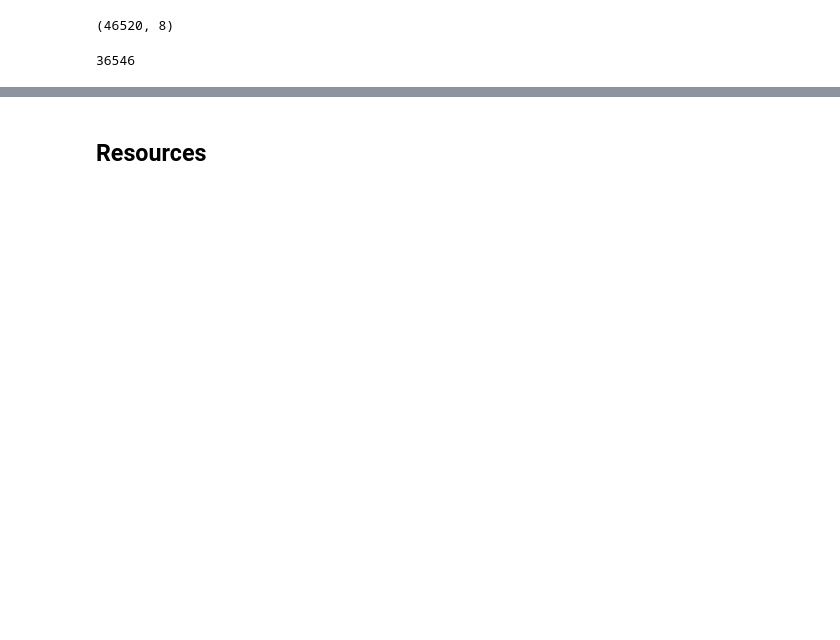
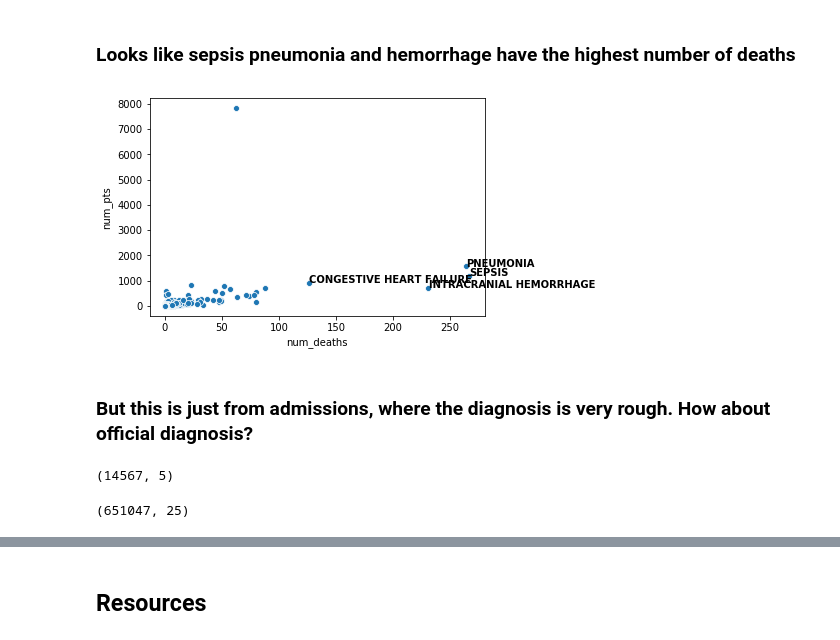
Before and after one commit to chriszhou0916/dsah_final, a Jupyter notebook: Chris-explore.ipynb, the cells around one changed output, grey strips where cells are left out. Cells and saved outputs as stored; diff of their text form; code cells hidden in the pictures; blank space fills up the shorter version.

```diff
--- a/Chris-explore.ipynb
+++ b/Chris-explore.ipynb
@@ -44,8 +43,0 @@ patients_df.head()
-# %%
-patients_df.shape
-# %% [output]
-(46520, 8)
-# %%
-patients_df['DOD_HOSP'].isna().sum()
-# %% [output]
-36546
@@ -51,0 +48,15 @@ patients_df['DOD_HOSP'].isna().sum()
+# %% [markdown]
+### Looks like sepsis pneumonia and hemorrhage have the highest number of deaths
+# %%
+death_by_initial_diagnosis = admissions_df.groupby('DIAGNOSIS')['HOSPITAL_EXPIRE_FLAG'].sum()
+num_p_by_initial_diagnosis = admissions_df.groupby('DIAGNOSIS')['HADM_ID'].count()
+df = death_by_initial_diagnosis.to_frame(name='num_deaths')
+df['num_pts'] = num_p_by_initial_diagnosis
+death_vs_pts = sns.scatterplot(x=df['num_deaths'],y=df['num_pts'])
+for line in range(0,df.shape[0]):
+    if df['num_deaths'][line] > 100:
+        death_vs_pts.text(df.num_deaths[line]+0.2, df.num_pts[line], df.index[line], horizontalalignment='left', size='medium', color='black', weight='semibold')
+# %% [output]
+[figure, added]
+# %% [markdown]
+### But this is just from admissions, where the diagnosis is very rough. How about official diagnosis?
@@ -51,0 +71,9 @@ patients_df['DOD_HOSP'].isna().sum()
+# %%
+d_icd_df.shape
+# %% [output]
+(14567, 5)
+# %%
+admissions_diagnosis_icd_df = admissions_df.merge(diagnosis_icd_df,left_on='HADM_ID',right_on='HADM_ID')
+admissions_diagnosis_icd_df.shape
+# %% [output]
+(651047, 25)
```
Also changed, not shown: parts of 50 cells of this notebook.
